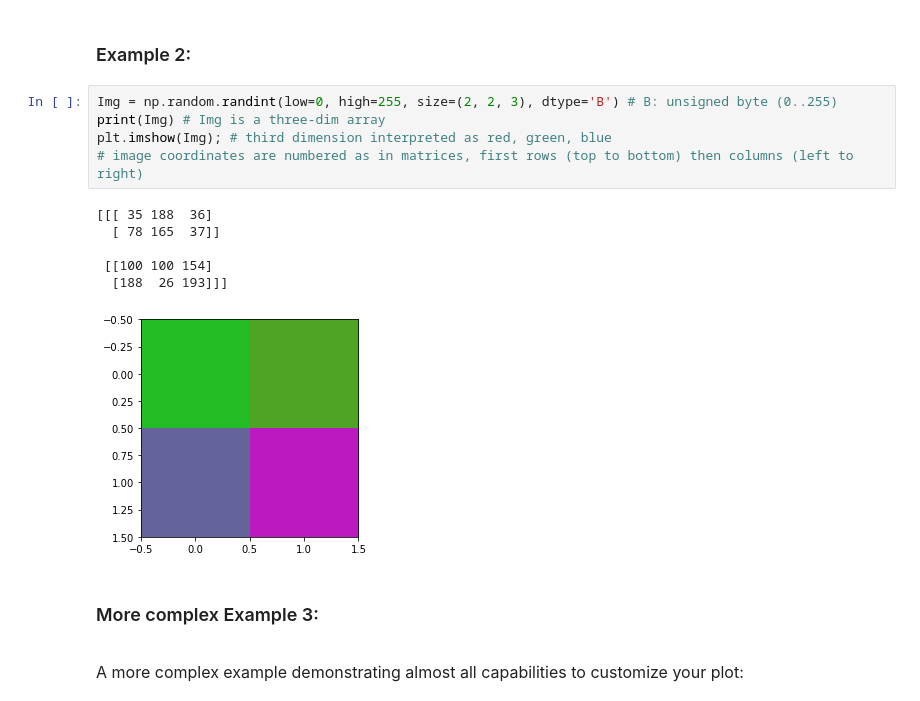
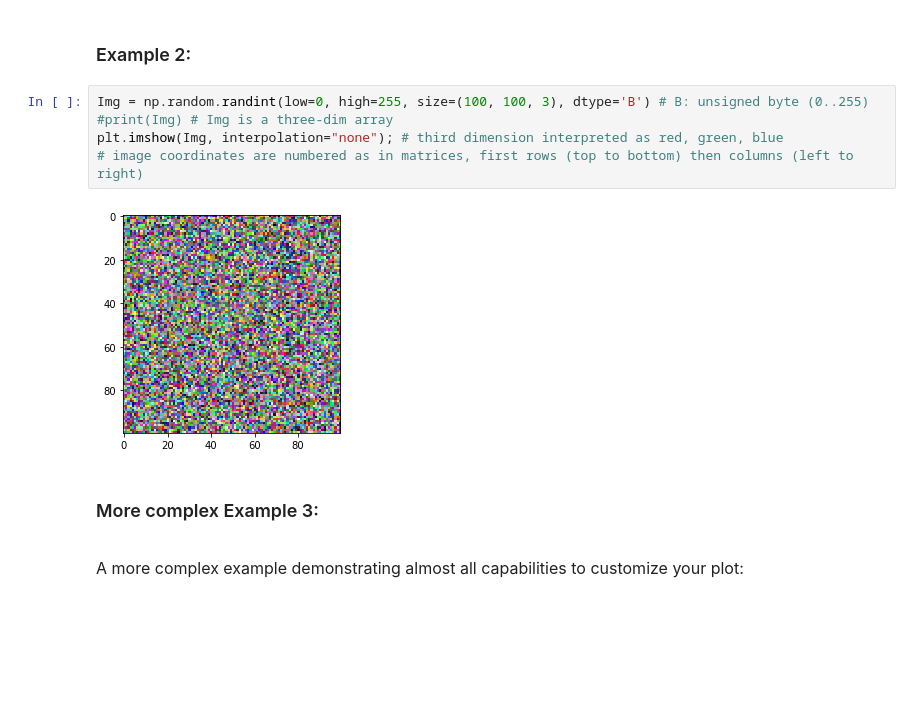
Before and after one commit to LarsGab/pyzero, a Jupyter notebook: Session 3/Session 3.ipynb, the cells around one changed output. Cells and saved outputs as stored; diff of their text form; blank space fills up the shorter version.

```diff
--- a/Session 3/Session 3.ipynb
+++ b/Session 3/Session 3.ipynb
@@ -743,17 +950,12 @@ plt.title("Sine Wave");
 # %% [markdown]
 ### Example 2:
 # %%
-Img = np.random.randint(low=0, high=255, size=(2, 2, 3), dtype='B') # B: unsigned byte (0..255)
-print(Img) # Img is a three-dim array
-plt.imshow(Img); # third dimension interpreted as red, green, blue
+Img = np.random.randint(low=0, high=255, size=(100, 100, 3), dtype='B') # B: unsigned byte (0..255)
+#print(Img) # Img is a three-dim array
+plt.imshow(Img, interpolation="none"); # third dimension interpreted as red, green, blue
 # image coordinates are numbered as in matrices, first rows (top to bottom) then columns (left to right)
 # %% [output]
-[[[ 35 188  36]
-  [ 78 165  37]]
-
- [[100 100 154]
-  [188  26 193]]]
-[figure, old version]
+[figure, new version]
 # %% [markdown]
 ### More complex Example 3:
 
```
Also changed, not shown: parts of 16 cells of this notebook.
